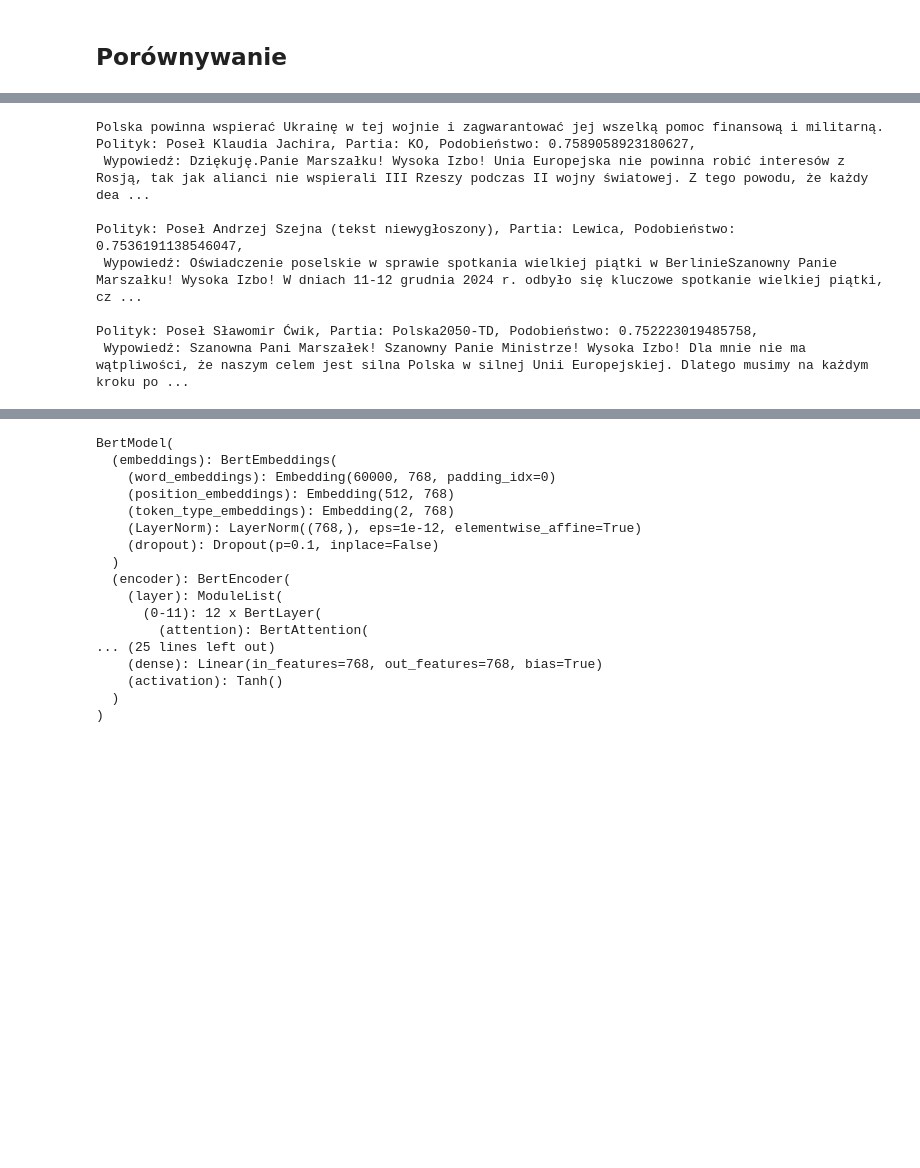
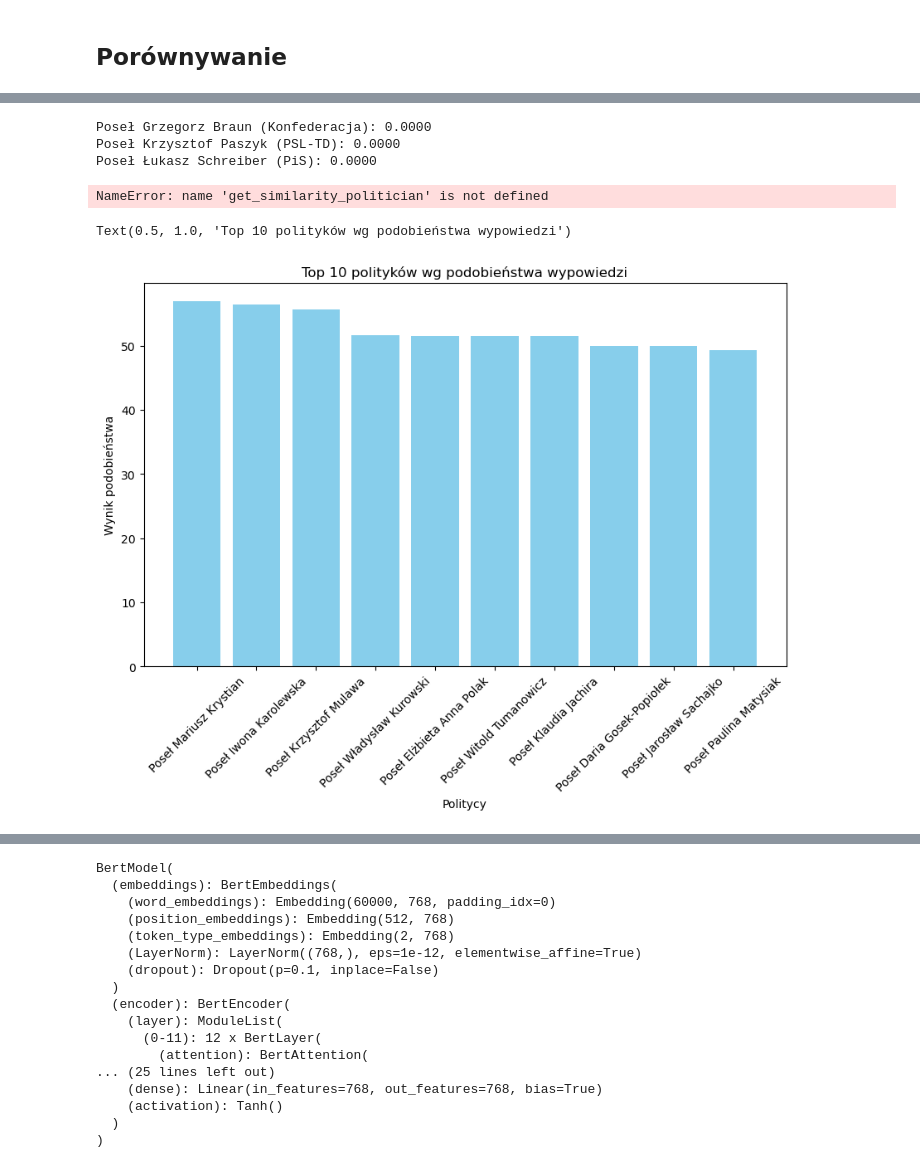
Before and after one commit to ogSikma/Political_compass, a Jupyter notebook: sejmGOVscraper-Copy1.ipynb, the cells around one changed output, grey strips where cells are left out. Drawn from its saved outputs; the diff is of its cells as text; code cells hidden in the pictures; blank space fills up the shorter version.

Commit message:
flask html css, politicians scores

```diff
--- a/sejmGOVscraper-Copy1.ipynb
+++ b/sejmGOVscraper-Copy1.ipynb
@@ -965,7 +986,7 @@ df_politycy_phrases_embeddings.head(5)
 ## Przygotowanie datasetu z excela
 Załadowanie datasetu z wypowiedziami polityków z rozszerzeniem .csv oraz dokonanie konwersji na obiekt typu array na kolumnie "embedding"
 # %%
-df_politycy_phrases_embeddings = pd.read_csv('politycy_embeddings_polbert.csv', encoding='utf-8', sep=';')
+df_politycy_phrases_embeddings = pd.read_csv('politycy_embeddings_minilm12.csv', encoding='utf-8', sep=';')
 df_politycy_phrases_embeddings = df_politycy_phrases_embeddings.dropna(subset=["embedding", "politician", "utterance", 'political_club'])
 # %%
 df_politycy_phrases_embeddings.sample()
@@ -986,2 +1007,8 @@ Kształt DataFrame: (12674, 4)
 # %% [markdown]
 ## Porównywanie
+# %%
+#politicians_dict = dict.fromkeys(df_politycy_phrases_embeddings['politician'])
+politicians_dict = dict.fromkeys(df_politycy_phrases_embeddings['politician'], (0, "brak danych"))
+politicians_dict = {name: [0, club] for name, club in zip(df_politycy_phrases_embeddings['politician'], df_politycy_phrases_embeddings['political_club'])}
+#politicians_dict
+politicians_dict
@@ -988,3 +1043,10 @@ Kształt DataFrame: (12674, 4)
+# %%
+for pol, (score, club) in sorted_politicians[:3]:
+    print(f"{pol} ({club}): {score:.4f}")
+# %% [output]
+Poseł Grzegorz Braun (Konfederacja): 0.0000
+Poseł Krzysztof Paszyk (PSL-TD): 0.0000
+Poseł Łukasz Schreiber (PiS): 0.0000
 # %%
 #user_statement = "Zielona energia jest bardzo istotna i powinniśmy skupić się na rozwoju rozwiązaniach ekologicznych. Musimy redukować energię węglową i zastapić ją energią z wiatru czy z wody."
 #user_statement = "Polacy potrzebują legalnej aborcji, ponieważ to jest prawo kobiety i nie można przymuszać kobiet."
@@ -994,18 +1056,10 @@ Kształt DataFrame: (12674, 4)
 user_statement = "Polska powinna wspierać Ukrainę w tej wojnie i zagwarantować jej wszelką pomoc finansową i militarną."
 
 #avg_similarity, top_similarities = get_similarity(user_input, df_politycy_phrases_embeddings)
-similiar_results = get_similarity_politician(user_statement, df_politycy_phrases_embeddings)
 
-print(user_statement)
-for similarity, politician, political_club, utterance in similiar_results:
-    print(f"Polityk: {politician}, Partia: {political_club}, Podobieństwo: {similarity}, \n Wypowiedź: {utterance} \n")
+#similiar_results = get_similarity_politician(user_statement, df_politycy_phrases_embeddings)
+#print(user_statement)
+#for similarity, politician, political_club, utterance in similiar_results:
+#    print(f"Polityk: {politician}, Partia: {political_club}, Podobieństwo: {similarity}, \n Wypowiedź: {utterance} \n")
 # %% [output]
-Polska powinna wspierać Ukrainę w tej wojnie i zagwarantować jej wszelką pomoc finansową i militarną.
-Polityk: Poseł Klaudia Jachira, Partia: KO, Podobieństwo: 0.7589058923180627,
- Wypowiedź: Dziękuję.Panie Marszałku! Wysoka Izbo! Unia Europejska nie powinna robić interesów z Rosją, tak jak alianci nie wspierali III Rzeszy podczas II wojny światowej. Z tego powodu, że każdy dea ...
-
-Polityk: Poseł Andrzej Szejna (tekst niewygłoszony), Partia: Lewica, Podobieństwo: 0.7536191138546047,
- Wypowiedź: Oświadczenie poselskie w sprawie spotkania wielkiej piątki w BerlinieSzanowny Panie Marszałku! Wysoka Izbo! W dniach 11-12 grudnia 2024 r. odbyło się kluczowe spotkanie wielkiej piątki, cz ...
-
-Polityk: Poseł Sławomir Ćwik, Partia: Polska2050-TD, Podobieństwo: 0.752223019485758,
- Wypowiedź: Szanowna Pani Marszałek! Szanowny Panie Ministrze! Wysoka Izbo! Dla mnie nie ma wątpliwości, że naszym celem jest silna Polska w silnej Unii Europejskiej. Dlatego musimy na każdym kroku po ...
+NameError: name 'get_similarity_politician' is not defined
@@ -1011,0 +1075,7 @@ Polityk: Poseł Sławomir Ćwik, Partia: Polska2050-TD, Podobieństwo: 0.7522230
+# %%
+sorted_politicians = sorted(politicians_dict.items(), key=lambda x: x[1], reverse=True)[:10]
+nazwiska = [i[0] for i in sorted_politicians]
+#podobienstwa = [i[1] for i in sorted_politicians]
+podobienstwa = [(i[1]/4)*100 for i in sorted_politicians]
+#for pol, score in sorted_politicians[:10]:
+#    print(f"{pol}: {score:.4f}")
@@ -1011,0 +1085,11 @@ Polityk: Poseł Sławomir Ćwik, Partia: Polska2050-TD, Podobieństwo: 0.7522230
+# %%
+plt.figure(figsize=(10,6))
+plt.bar(nazwiska, podobienstwa, color='skyblue')
+
+plt.xlabel('Politycy')
+plt.xticks(rotation=45)
+plt.ylabel('Wynik podobieństwa')
+plt.title('Top 10 polityków wg podobieństwa wypowiedzi')
+# %% [output]
+Text(0.5, 1.0, 'Top 10 polityków wg podobieństwa wypowiedzi')
+[figure, added]
```
Also changed, not shown: parts of 10 cells of this notebook, 5 other files.
